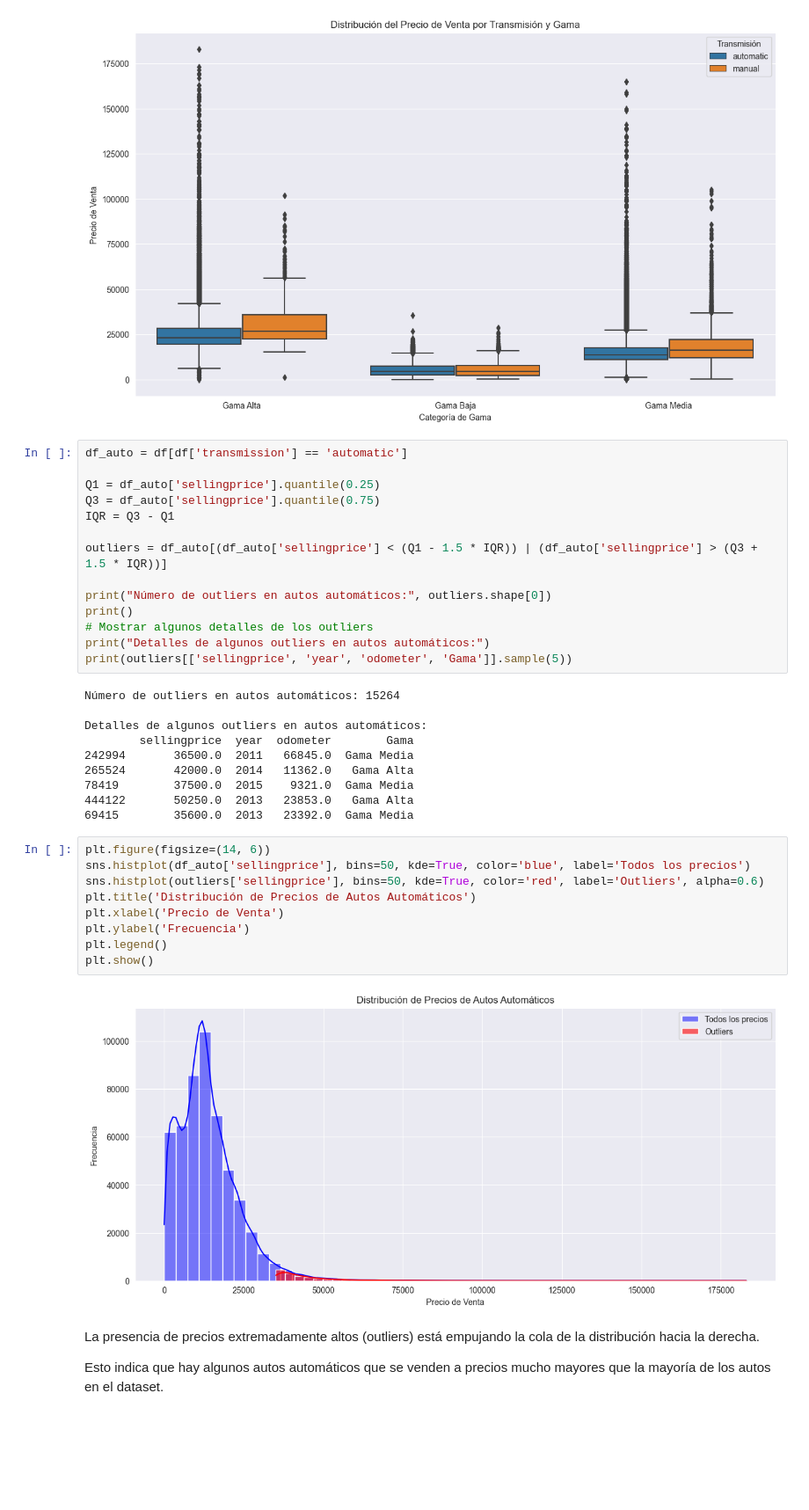
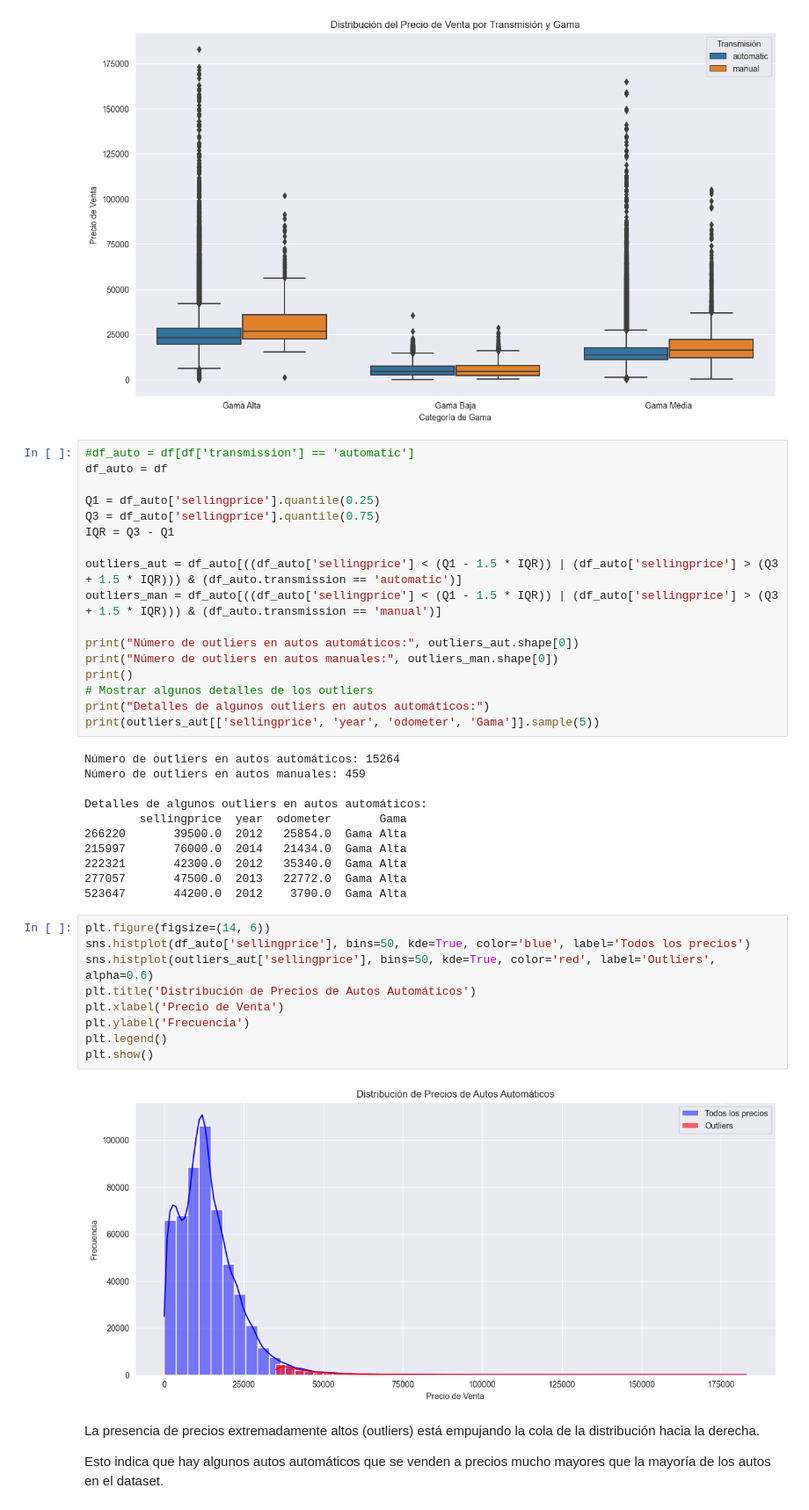
Before and after one commit to maxidom99/DataScience-CoderHouse, a Jupyter notebook: ParteI_Modulo2.ipynb, the cells around one changed output. Shown: that part at 88% size. Cells and saved outputs as stored; diff of their text form; blank space fills up the shorter version.

```diff
--- a/ProyectoDS_ParteI_Dominguez.ipynb
+++ b/ParteI_Modulo2.ipynb
@@ -525,40 +555,44 @@ plt.show()
 # %% [output]
 [figure]
 # %%
-df_auto = df[df['transmission'] == 'automatic']
+#df_auto = df[df['transmission'] == 'automatic']
+df_auto = df
 
 Q1 = df_auto['sellingprice'].quantile(0.25)
 Q3 = df_auto['sellingprice'].quantile(0.75)
 IQR = Q3 - Q1
 
-outliers = df_auto[(df_auto['sellingprice'] < (Q1 - 1.5 * IQR)) | (df_auto['sellingprice'] > (Q3 + 1.5 * IQR))]
+outliers_aut = df_auto[((df_auto['sellingprice'] < (Q1 - 1.5 * IQR)) | (df_auto['sellingprice'] > (Q3 + 1.5 * IQR))) & (df_auto.transmission == 'automatic')]
+outliers_man = df_auto[((df_auto['sellingprice'] < (Q1 - 1.5 * IQR)) | (df_auto['sellingprice'] > (Q3 + 1.5 * IQR))) & (df_auto.transmission == 'manual')]
 
-print("Número de outliers en autos automáticos:", outliers.shape[0])
+print("Número de outliers en autos automáticos:", outliers_aut.shape[0])
+print("Número de outliers en autos manuales:", outliers_man.shape[0])
 print()
 # Mostrar algunos detalles de los outliers
 print("Detalles de algunos outliers en autos automáticos:")
-print(outliers[['sellingprice', 'year', 'odometer', 'Gama']].sample(5))
+print(outliers_aut[['sellingprice', 'year', 'odometer', 'Gama']].sample(5))
 # %% [output]
 Número de outliers en autos automáticos: 15264
+Número de outliers en autos manuales: 459
 
 Detalles de algunos outliers en autos automáticos:
-        sellingprice  year  odometer        Gama
-242994       36500.0  2011   66845.0  Gama Media
-265524       42000.0  2014   11362.0   Gama Alta
-78419        37500.0  2015    9321.0  Gama Media
-444122       50250.0  2013   23853.0   Gama Alta
-69415        35600.0  2013   23392.0  Gama Media
+        sellingprice  year  odometer       Gama
+266220       39500.0  2012   25854.0  Gama Alta
+215997       76000.0  2014   21434.0  Gama Alta
+222321       42300.0  2012   35340.0  Gama Alta
+277057       47500.0  2013   22772.0  Gama Alta
+523647       44200.0  2012    3790.0  Gama Alta
 # %%
 plt.figure(figsize=(14, 6))
 sns.histplot(df_auto['sellingprice'], bins=50, kde=True, color='blue', label='Todos los precios')
-sns.histplot(outliers['sellingprice'], bins=50, kde=True, color='red', label='Outliers', alpha=0.6)
+sns.histplot(outliers_aut['sellingprice'], bins=50, kde=True, color='red', label='Outliers', alpha=0.6)
 plt.title('Distribución de Precios de Autos Automáticos')
 plt.xlabel('Precio de Venta')
 plt.ylabel('Frecuencia')
 plt.legend()
 plt.show()
 # %% [output]
-[figure, old version]
+[figure, new version]
 # %% [markdown]
 La presencia de precios extremadamente altos (outliers) está empujando la cola de la distribución hacia la derecha.
 
```
Also changed, not shown: parts of 42 cells of this notebook, 3 other files.
